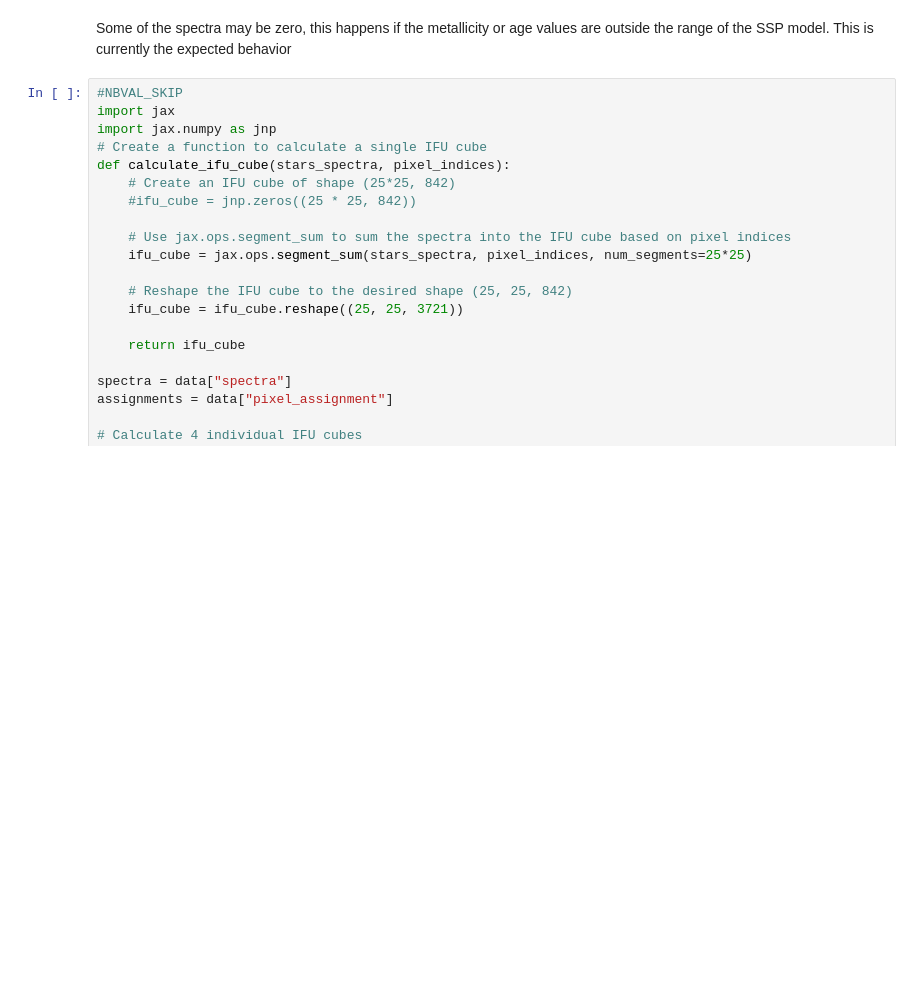
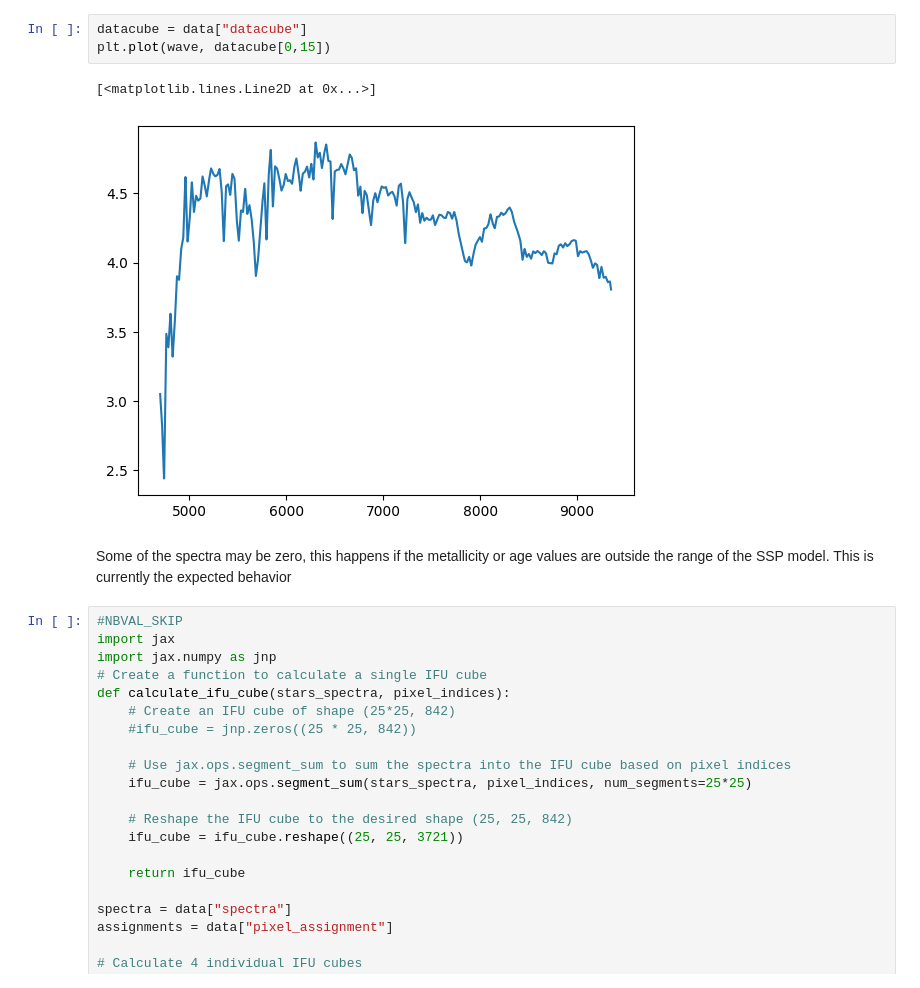
Before and after one commit to ufuk-cakir/rubix, a Jupyter notebook: notebooks/spectra_calculation.ipynb, the cells around one changed output. Saved outputs shown, nothing was run; the diff lists cells and outputs as text; blank space fills up the shorter version.

Commit message:
implement calculate datacube function inside pipeline

```diff
--- a/notebooks/spectra_calculation.ipynb
+++ b/notebooks/spectra_calculation.ipynb
@@ -68,3 +132,9 @@ plt.plot(wave, spectra[0,3])
+# %%
+datacube = data["datacube"]
+plt.plot(wave, datacube[0,15])
+# %% [output]
+[<matplotlib.lines.Line2D at 0x...>]
+[figure, added]
 # %% [markdown]
 Some of the spectra may be zero, this happens if the metallicity or age values are outside the range of the SSP model. This is currently the expected behavior
 # %%
```
Also changed, not shown: parts of 6 cells of this notebook, 3 other files.
